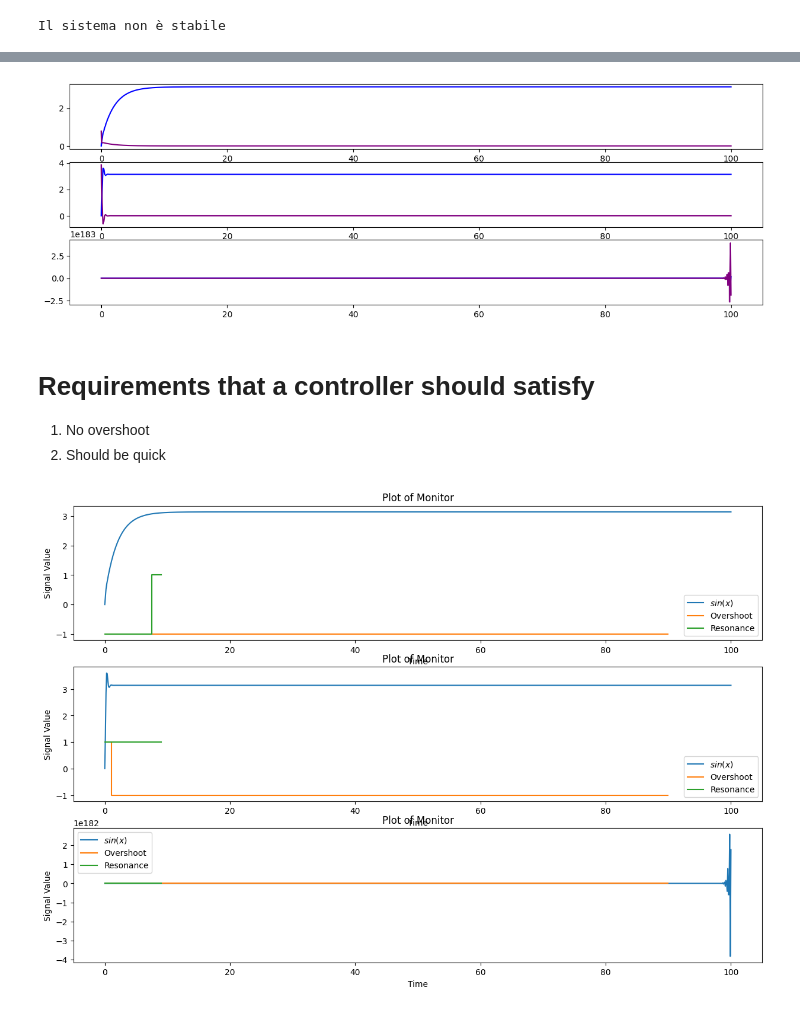
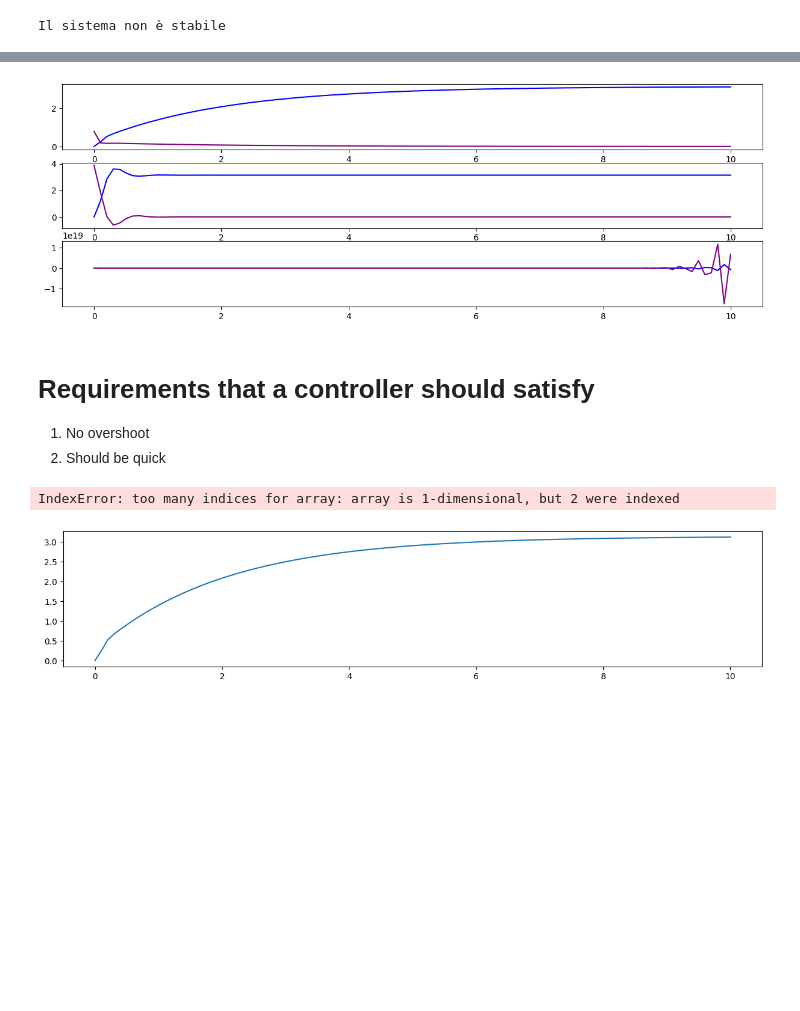
Before and after one commit to albertoZurini/UNITS-CPS-Project, a Jupyter notebook: main.ipynb, the cells around one changed output, grey strips where cells are left out. Saved outputs shown, nothing was run; the diff lists cells and outputs as text; code cells hidden in the pictures; blank space fills up the shorter version.

```diff
--- a/main.ipynb
+++ b/main.ipynb
@@ -122,10 +122,10 @@ X0 = np.array([[0, 0, 0]]).T
 Ys = []
 Us = []
 
-TIME_STEPS = 1000
+TIME_STEPS = 100
 NO_OVERSHOOT_SLOW = (0.02, 0.03, 0.2)
 QUICK_NO_OVERSHOOT = (1, 0.03, 0.2)
-RESONANCE = (10, 0.03, 0.2) # con 100 va in overflow
+RESONANCE = (10, 0, 0) # con 100 va in overflow
 
 for parameters in [NO_OVERSHOOT_SLOW, QUICK_NO_OVERSHOOT, RESONANCE]:
     Y, U = simulate_system(target=np.pi, time_steps=TIME_STEPS, initial_state=X0,
@@ -145,7 +145,7 @@ for i in range(len(Ys)):
     plt.plot(time, Ys[i], label = '$y(t)$',color='blue')
     plt.plot(time, Us[i], label = '$u(t)$',color='purple')
 # %% [output]
-[figure, old version]
+[figure, new version]
 # %% [markdown]
 # Requirements that a controller should satisfy
 
@@ -165,31 +165,32 @@ moonlightScript = moonlight.ScriptLoader.loadFromText(script)
 # %%
 ## STEP 4: getting the monitor associated with a target formula
 
 MONITOR_NAMES = ["Overshoot", "Resonance"]
 
 plt.rcParams["figure.figsize"] = (15,10)
 for i in range(len(Ys)):
     plt.subplot(3, 1, i+1)
 
-    plt.plot(time,Ys[i], label = '$sin(x)$')
+    plt.plot(time,Ys[i])
 
     signals = list(zip(Ys[i]))
     monitors = []
     results = []
     for m in MONITOR_NAMES:
         monitor = moonlightScript.getMonitor(m)
         monitors.append(monitor)
         result = np.array(monitor.monitor(list(time),signals))
         results.append(result)
 
     for i in range(len(results)):
         r = results[i]
         plt.step(r[:,0],r[:,1], where='post', label=MONITOR_NAMES[i])
 
 
     plt.title("Plot of Monitor")
     plt.xlabel("Time")
     plt.ylabel("Signal Value")
     plt.legend()
 # %% [output]
+IndexError: too many indices for array: array is 1-dimensional, but 2 were indexed
-[figure, old version]
+[figure, new version]
```
Also changed, not shown: parts of 2 cells of this notebook, 1 other file.
